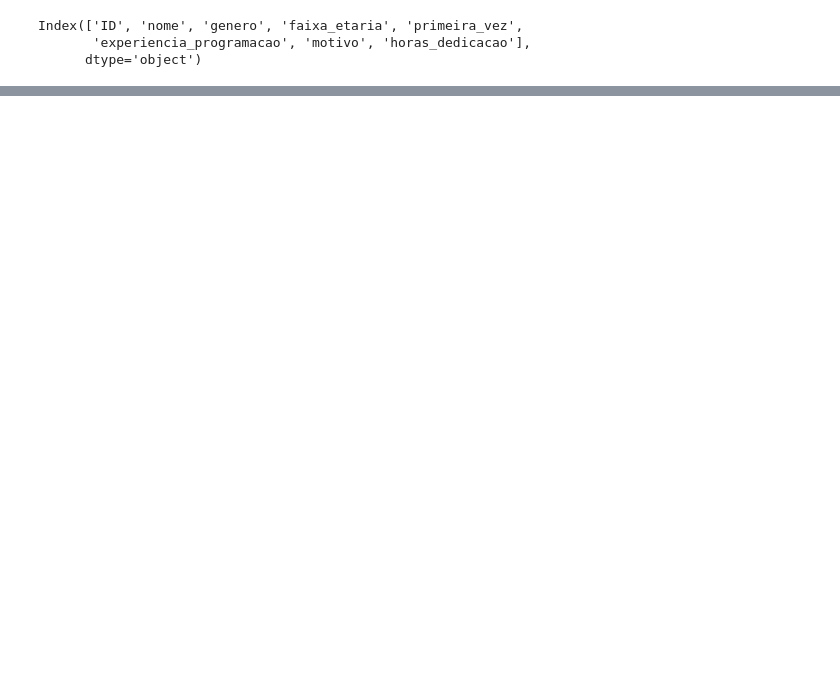
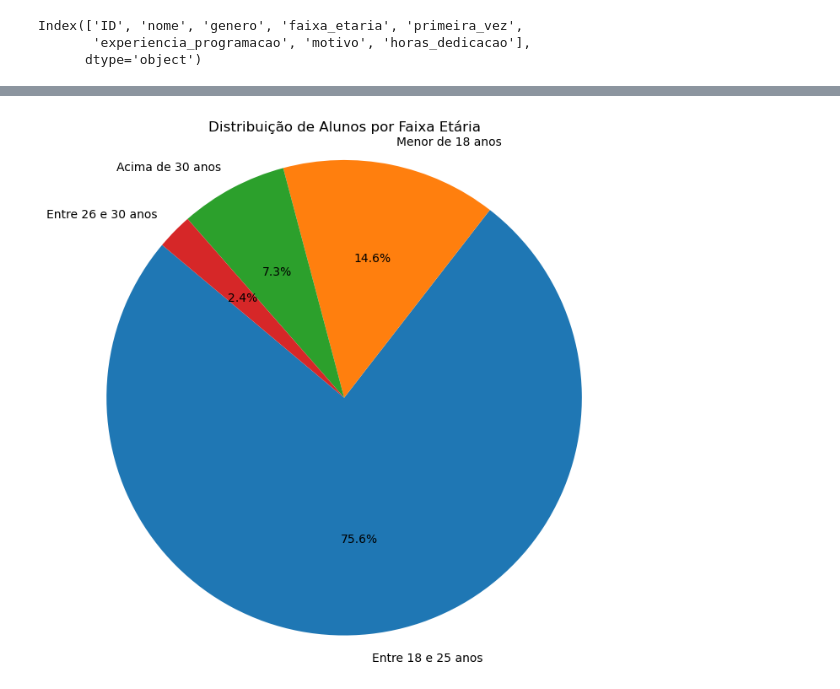
Before and after one commit to WilkerLuz/Produto-Educacional-, a Jupyter notebook: perfil_alunos_PE.ipynb, the cells around one changed output, grey strips where cells are left out. Saved outputs shown, nothing was run; the diff lists cells and outputs as text; code cells hidden in the pictures; blank space fills up the shorter version.

```diff
--- a/perfil_alunos_PE.ipynb
+++ b/perfil_alunos_PE.ipynb
@@ -35,15 +35,19 @@ Index(['ID', 'nome', 'genero', 'faixa_etaria', 'primeira_vez',
        'experiencia_programacao', 'motivo', 'horas_dedicacao'],
       dtype='object')
 # %%
-# Plotly Express é uma biblioteca Python de visualização de dados que permite criar gráficos interativos com facilidade.
-
-import plotly.express as px
+import matplotlib.pyplot as plt
 
 faixa_etaria = df_perfil_alunos['faixa_etaria'].value_counts().reset_index()
 faixa_etaria.columns = ['faixa_etaria', 'Número de Alunos']
 
-fig_idade = px.pie(faixa_etaria, names='faixa_etaria', values='Número de Alunos',
-             title='Faixa Etária dos Alunos')
+# Preparar os dados para o gráfico de pizza
+labels = faixa_etaria['faixa_etaria']
+sizes = faixa_etaria['Número de Alunos']
 
-fig_idade
+# Criar o gráfico de pizza
+plt.figure(figsize=(8, 8))
+plt.pie(sizes, labels=labels, autopct='%1.1f%%', startangle=140)
+plt.axis('equal')  # Garante que o gráfico de pizza seja desenhado como um círculo
+plt.title('Distribuição de Alunos por Faixa Etária')
+plt.show()
 # %% [output]
@@ -52,3 +54,4 @@ fig_idade
+[figure, added]
 # %%
 genero = df_perfil_alunos['genero'].value_counts().reset_index()
 genero.columns = ['genero:', 'Número de Alunos']
```
Also changed, not shown: parts of 1 cell of this notebook.
